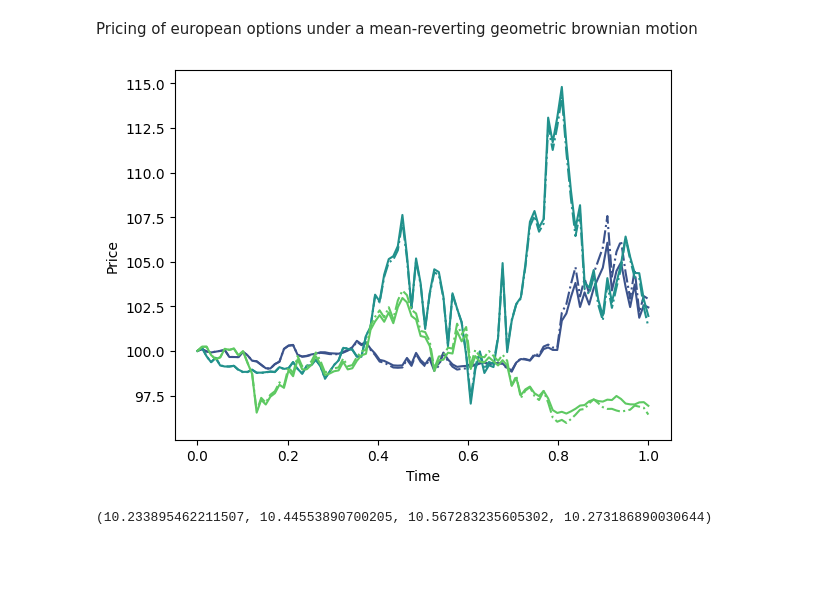
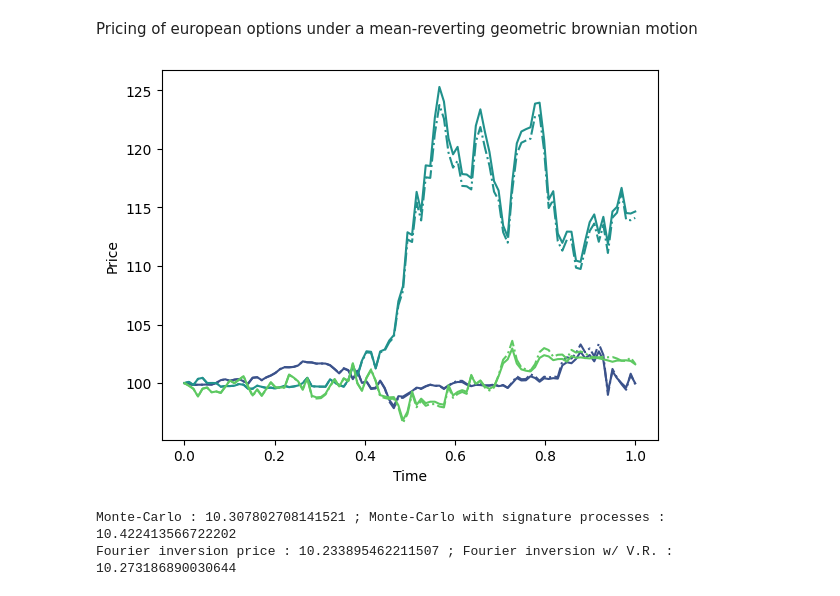
Before and after one commit to Sh3xe/signature-vol-model, a Jupyter notebook: 3_option_pricing.ipynb, the cells around one changed output. Drawn from its saved outputs; the diff is of its cells as text; code cells hidden in the pictures; blank space fills up the shorter version.

```diff
--- a/3_option_pricing.ipynb
+++ b/3_option_pricing.ipynb
@@ -43,10 +48,10 @@ Pricing of european options under a mean-reverting geometric brownian motion
 # %%
 # Simulation Parameters
 trunc = 2
-shuffle_cache = core.compute_shuffle_cache(trunc)
-simulations = 1000
-sim_subdivs = 40 # phi process used for Fourier Pricing
-integral_subdivs = 90 # num subdivisions used for integral calculation
+shuffle_cache = core_cpp.compute_shuffle_cache(trunc)
+simulations = 30_000
+sim_subdivs = 40      # phi process used for Fourier Pricing
+integral_subdivs = 200 # num subdivisions used for integral calculation
 
 # Option Parameters
 call_maturity = 1
@@ -56,46 +61,46 @@ S0 = 100
 K = 90
 
 # Model parameters
-r0 = 0.01 # initial delta
-kappa = 0.4 # Mean-reverting speed
-etha = 0.1 # constant volatility
-theta = r0 # Target mean for the log difference
-alpha = 0.2 # volatility
-rho = 0.2 # correlation between the two brownians (one used for the log price, the other to calculate the price)
+r0    = 0.01 # initial delta
+kappa = 0.4  # Mean-reverting speed
+etha  = 0.1  # constant volatility
+theta = r0   # Target mean for the log difference
+alpha = 0.2  # volatility
+rho   = 0.2  # correlation between the two brownians (one used for the log price, the other to calculate the price)
 # %%
 # Brownian and time grid
 time_grid = np.linspace(start=0.0, stop=1.0, num=100)
-model_brownians = generate_brownian(time_grid, n_curves=simulations)
-indep_brownians = generate_brownian(time_grid, n_curves=simulations)
+model_brownians = processes.generate_brownian(time_grid, n_curves=simulations)
+indep_brownians = processes.generate_brownian(time_grid, n_curves=simulations)
 log_price_brownian = rho * model_brownians + np.sqrt(1 - rho**2) * indep_brownians
 
 # mrgbm simulation
-mrgbms = generate_mrgbm(time_grid.min(), time_grid.max(), model_brownians, r0, kappa, etha, theta, alpha)
+mrgbms = processes.generate_mrgbm(time_grid.min(), time_grid.max(), model_brownians, r0, kappa, etha, theta, alpha)
 log_prices = ( mrgbms[:, :-1] * ( log_price_brownian[:, 1:] - log_price_brownian[:, :-1] ) ).cumsum(axis=1)
-processes = S0 * np.concatenate( (np.ones((simulations, 1)), np.exp( log_prices)), axis=1)
+mc_processes = S0 * np.concatenate( (np.ones((simulations, 1)), np.exp( log_prices)), axis=1)
 
 # Approximation using signatures
-mrgbm_signature_py = compute_mrgbm_signature(r0, kappa, etha, theta, alpha, trunc)
-mrgbm_signature_py = Sig(mrgbm_signature_py.data, dim=2, dtype=np.complex128).truncate(trunc)
+mrgbm_signature_py = processes.compute_mrgbm_signature(r0, kappa, etha, theta, alpha, trunc)
+mrgbm_signature_py = core_py.Sig(mrgbm_signature_py.data, dim=2, dtype=np.complex128).truncate(trunc)
 
-mrgbm_signature = core.from_numpy(mrgbm_signature_py.data)
+mrgbm_signature = core_cpp.from_numpy(mrgbm_signature_py.data)
 
-processes_approx = np.zeros_like(processes)
+processes_approx = np.zeros_like(mc_processes)
 for i in range(simulations):
-    curr_brownian_sig = signature(np.array([time_grid, model_brownians[i,:].flatten()]), trunc)
-    mrgbms_linear_approx = bracket_with_process(mrgbm_signature_py, curr_brownian_sig)
+    curr_brownian_sig = core_py.signature(np.array([time_grid, model_brownians[i,:].flatten()]), trunc)
+    mrgbms_linear_approx = core_py.bracket_with_process(mrgbm_signature_py, curr_brownian_sig)
     log_prices = ( mrgbms_linear_approx[:-1] * ( log_price_brownian[i, 1:] - log_price_brownian[i, :-1] ) ).cumsum()
     sig_process = S0 * np.concatenate( (np.ones(1), np.exp( log_prices)))
     processes_approx[i, :] = sig_process
 # %%
 colors = generate_blue_to_red(5)[1:]
 for i in range(3):
-    plt.plot(time_grid, processes[i, :].T, c=colors[i])
+    plt.plot(time_grid, mc_processes[i, :].T, c=colors[i])
     plt.plot(time_grid, processes_approx[i, :].T, "-.", c=colors[i])
 plt.xlabel("Time")
 plt.ylabel("Price")
 plt.show()
 # %% [output]
-[figure, old version]
+[figure, new version]
 # %%
 # Pricing with Monte-Carlo simulation
@@ -108,4 +113,6 @@ call_price_fi_vr = european_call_sig(S0, time_grid.max(), K, mrgbm_signature, rh
 # %%
-call_price_fi, call_price_mc, call_price_mc_approx, call_price_fi_vr
+print(f"Monte-Carlo : {call_price_mc} ; Monte-Carlo with signature processes : {call_price_mc_approx}")
+print(f"Fourier inversion price : {call_price_fi} ; Fourier inversion w/ V.R. : {call_price_fi_vr}")
 # %% [output]
-(10.233895462211507, 10.44553890700205, 10.567283235605302, 10.273186890030644)
+Monte-Carlo : 10.307802708141521 ; Monte-Carlo with signature processes : 10.422413566722202
+Fourier inversion price : 10.233895462211507 ; Fourier inversion w/ V.R. : 10.273186890030644
```
Also changed, not shown: parts of 6 cells of this notebook, 9 other files.
